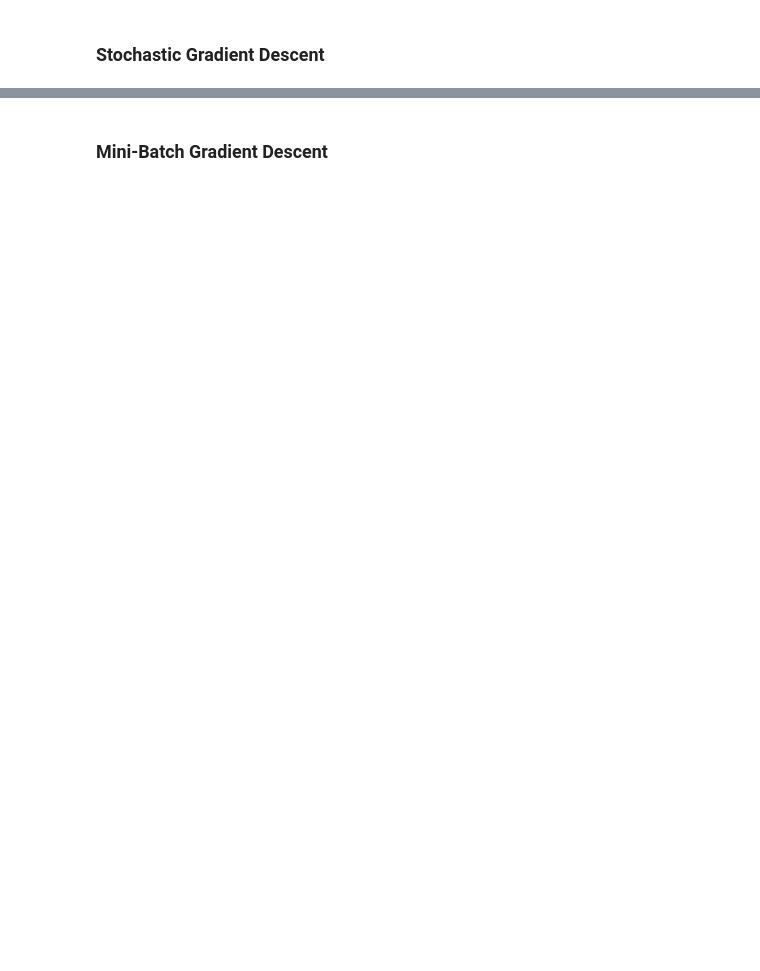
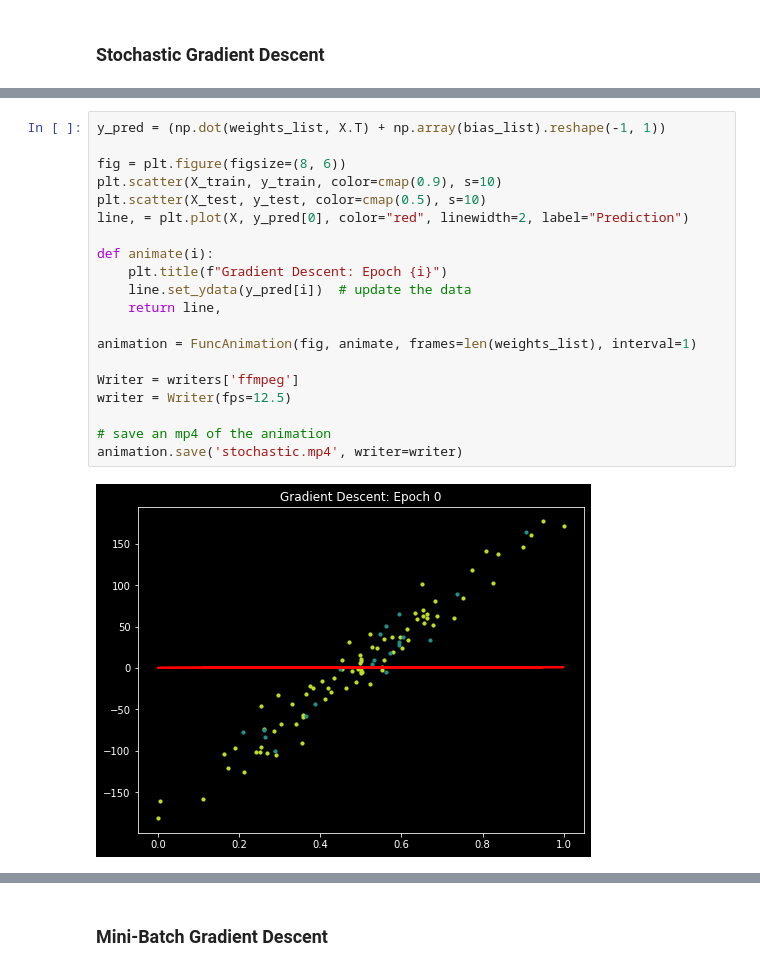
Before and after one commit to indrapaul824/Deep-Learning-with-TensorFlow, a Jupyter notebook: University Course - Code/Deep Learning/Core/Perceptron - Gradient Descent.ipynb, the cells around one changed output, grey strips where cells are left out. Cells and saved outputs as stored; diff of their text form; blank space fills up the shorter version.

```diff
--- a/University Course - Code/Deep Learning/Core/Perceptron - Gradient Descent.ipynb
+++ b/University Course - Code/Deep Learning/Core/Perceptron - Gradient Descent.ipynb
@@ -221,0 +265,22 @@ Mean absolute error =  14.05989757951293
+# %%
+y_pred = (np.dot(weights_list, X.T) + np.array(bias_list).reshape(-1, 1))
+
+fig = plt.figure(figsize=(8, 6))
+plt.scatter(X_train, y_train, color=cmap(0.9), s=10)
+plt.scatter(X_test, y_test, color=cmap(0.5), s=10)
+line, = plt.plot(X, y_pred[0], color="red", linewidth=2, label="Prediction")
+
+def animate(i):
+    plt.title(f"Gradient Descent: Epoch {i}")
+    line.set_ydata(y_pred[i])  # update the data
+    return line,
+
+animation = FuncAnimation(fig, animate, frames=len(weights_list), interval=1)
+
+Writer = writers['ffmpeg']
+writer = Writer(fps=12.5)
+
+# save an mp4 of the animation
+animation.save('stochastic.mp4', writer=writer)
+# %% [output]
+[figure, added]
```
Also changed, not shown: parts of 16 cells of this notebook.
